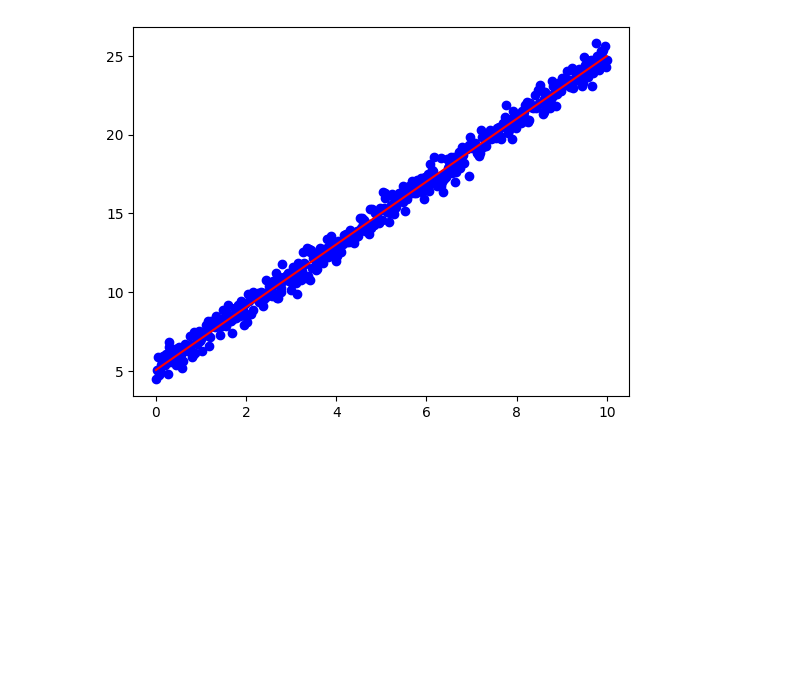
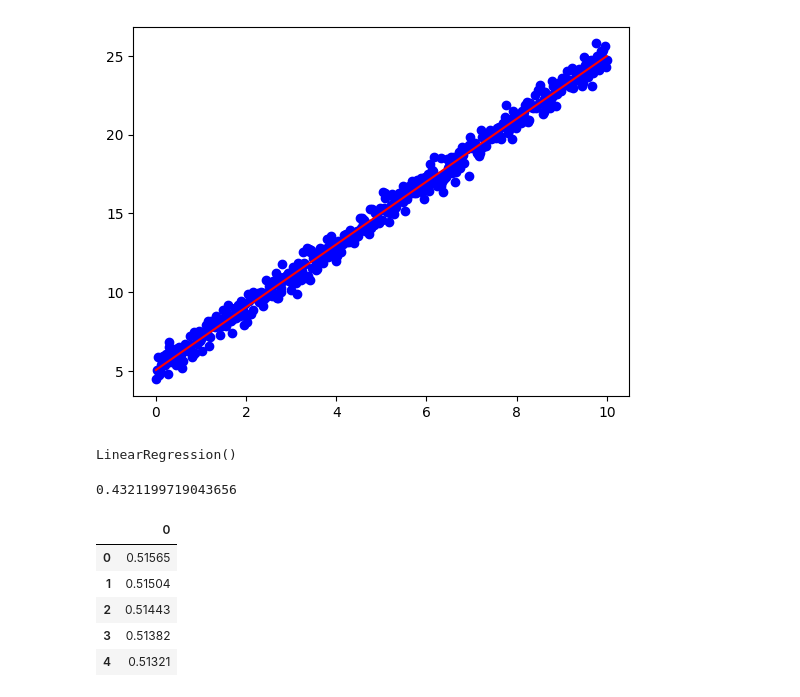
Before and after one commit to subenakhatun/Professional-Certificate-in-Python-for-Machine-Learning-and-Data-Science, a Jupyter notebook: MachineLearning/polynomialRegression.ipynb, the cells around one changed output. Saved outputs shown, nothing was run; the diff lists cells and outputs as text; code cells hidden in the pictures; blank space fills up the shorter version.

```diff
--- a/MachineLearning/polynomialRegression.ipynb
+++ b/MachineLearning/polynomialRegression.ipynb
@@ -83,3 +83,23 @@ plt.plot(df[['x']],predicted_value, color='red')
 # %% [output]
 [<matplotlib.lines.Line2D at 0x...>]
 [figure]
+# %%
+# polynomial regression
+reg1 = LinearRegression()
+reg1.fit(df2[['x']],df2.y)
+# %% [output]
+LinearRegression()
+# %%
+reg1.score(df2[['x']],df2.y)*100
+# %% [output]
+0.4321199719043656
+# %%
+predicted_y = reg1.predict(df2[['x']])
+pd.DataFrame(predicted_y).head()
+# %% [output]
+|  | 0 |
+| 0 | 0.51565 |
+| 1 | 0.51504 |
+| 2 | 0.51443 |
+| 3 | 0.51382 |
+| 4 | 0.51321 |
```
